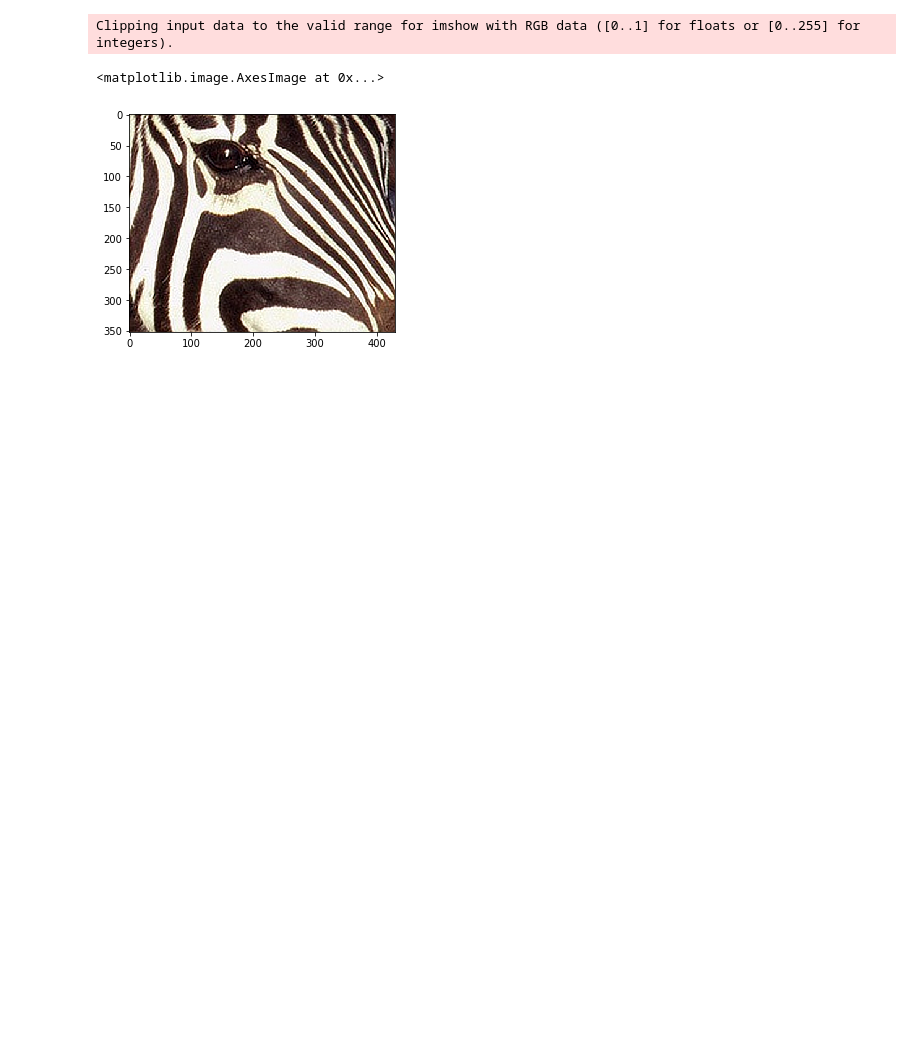
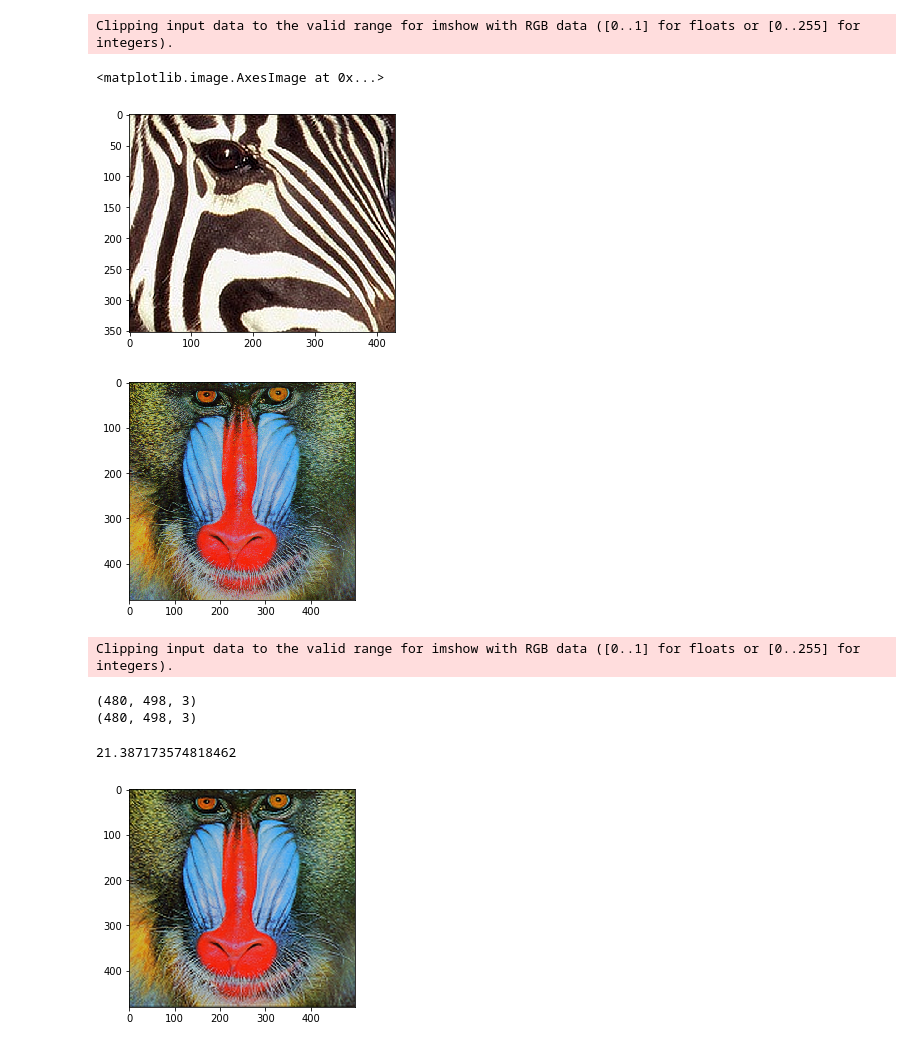
Before and after one commit to mrlomar/ESPCN_Reproducibility_Project, a Jupyter notebook: main.ipynb, the cells around one changed output. Saved outputs shown, nothing was run; the diff lists cells and outputs as text; code cells hidden in the pictures; blank space fills up the shorter version.

Commit message:
Add example PSNR

```diff
--- a/main.ipynb
+++ b/main.ipynb
@@ -329,3 +329,50 @@ plt.imshow(PS(result[0], r))
 Clipping input data to the valid range for imshow with RGB data ([0..1] for floats or [0..255] for integers).
 <matplotlib.image.AxesImage at 0x...>
 [figure]
+# %%
+net = Net()
+net.double()
+net.load_state_dict(torch.load("espcnn_v1_525.pt"))
+net.eval()
+
+'''
+Peak signal-to-noise ratio (PSNR) is the ratio between the maximum possible power of an image and the power of corrupting noise that affects the quality of its representation.
+To estimate the PSNR of an image, it is necessary to compare that image to an ideal clean image with the maximum possible power.
+'''
+from math import log10, sqrt
+import cv2
+import numpy as np
+
+def PSNR(original, compressed):
+    mse = np.mean((original - compressed) ** 2)
+    if(mse == 0):  # MSE is zero means no noise is present in the signal .
+                  # Therefore PSNR have no importance.
+        return 100
+    max_pixel = 255.0
+    psnr = 20 * log10(max_pixel / sqrt(mse))
+    return psnr
+
+first_img = plt.imread("baboon.png")
+first_img = resize(first_img, (480, 498))
+
+plt.imshow(first_img)
+plt.show()
+
+img = resize(first_img, (first_img.shape[0] // 3, first_img.shape[1] // 3))
+img = np.transpose(img, (2, 0, 1))
+img = torch.Tensor(img).unsqueeze(0).double()
+net.cpu()
+result = net(img).detach().numpy()
+net.cuda()
+plt.imshow(PS(result[0], r))
+
+print(PS(result[0], r).shape)
+print(first_img.shape)
+PSNR(PS(result[0], r) * 255, first_img * 255)
+# %% [output]
+[figure, added]
+Clipping input data to the valid range for imshow with RGB data ([0..1] for floats or [0..255] for integers).
+(480, 498, 3)
+(480, 498, 3)
+21.387173574818462
+[figure, added]
```
Also changed, not shown: parts of 2 cells of this notebook, 1 other file.
